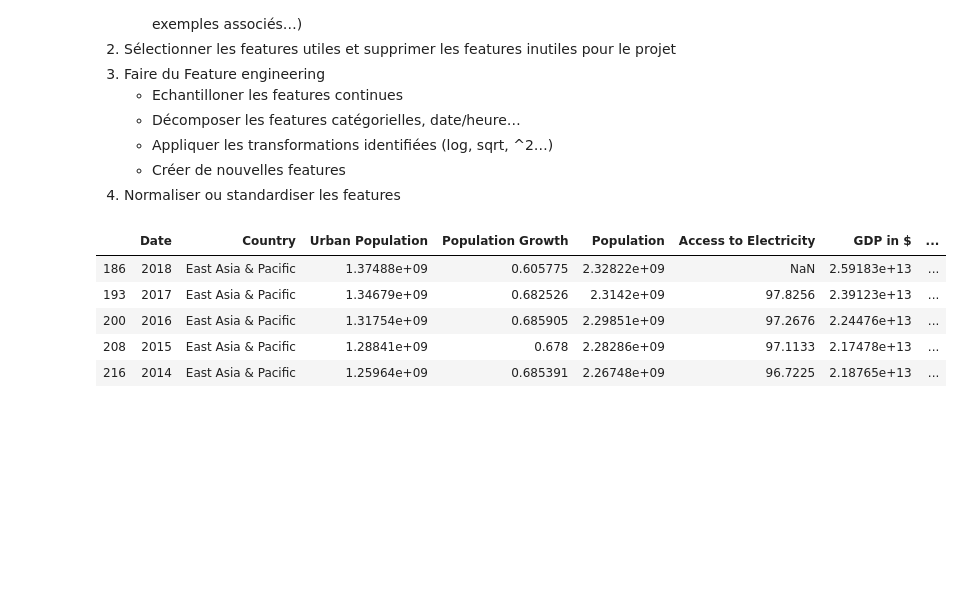
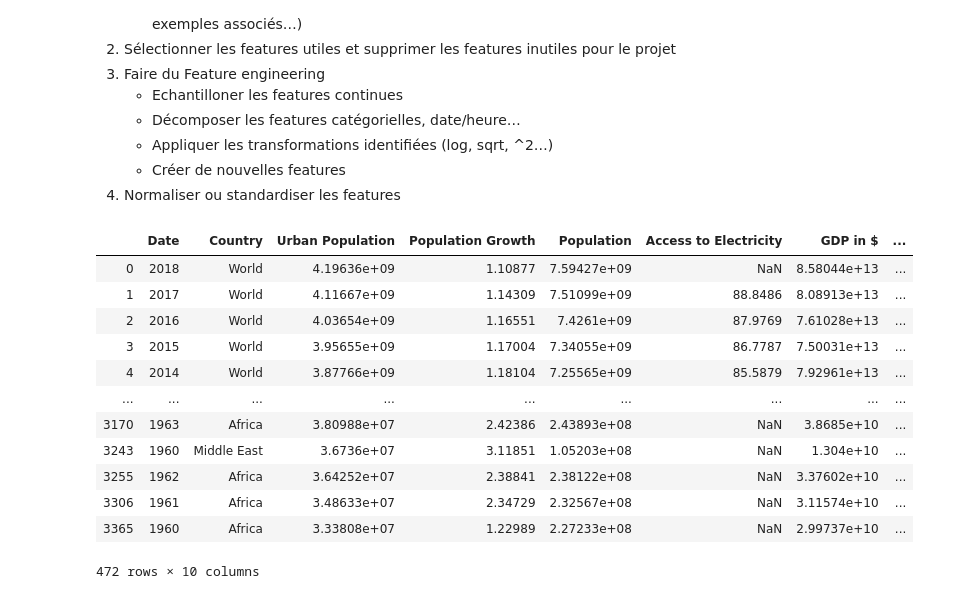
Before and after one commit to KevinFerin/HackatonMDI720, a Jupyter notebook: src/Hackathon-Jerem.ipynb, the cells around one changed output. Saved outputs shown, nothing was run; the diff lists cells and outputs as text; code cells hidden in the pictures; blank space fills up the shorter version.

```diff
--- a/src/Hackathon-Jerem.ipynb
+++ b/src/Hackathon-Jerem.ipynb
@@ -83,16 +83,29 @@ df_list = [urban_population_cleaned, population_growth_cleaned, population_clean
 # %%
 df_demographic = merge_df(df_list)
 # %%
-global_region = ['North America', 'Euro area', 'Russian Federation', 'Sub-Saharan Africa',
+global_region = ['World','North America', 'Euro area', 'Russian Federation', 'Sub-Saharan Africa',
                  'Middle East & North Africa', 'East Asia & Pacific', 'Latin America & Caribbean']
 # %%
 df_demographic_grouped = get_region(df_demographic, global_region)
+# %%
+regions = {'East Asia & Pacific':'Asia Pacific', 'Latin America & Caribbean':'Latin America',
+       'Sub-Saharan Africa':'Africa', 'North America':'North America',
+       'Middle East & North Africa':'Middle East', 'Euro area':'Europe', 'Russian Federation':'Russia'}
+# %%
+df_demographic_grouped.loc[:,'Country'] = df_demographic_grouped.loc[:,'Country'].replace(regions)
 # %%
-df_demographic_grouped.head()
+df_demographic_grouped
 # %% [output]
 |  | Date | Country | Urban Population | Population Growth | Population | Access to Electricity | GDP in $ | ... |
-| 186 | 2018 | East Asia & Pacific | 1.37488e+09 | 0.605775 | 2.32822e+09 | NaN | 2.59183e+13 | ... |
-| 193 | 2017 | East Asia & Pacific | 1.34679e+09 | 0.682526 | 2.3142e+09 | 97.8256 | 2.39123e+13 | ... |
-| 200 | 2016 | East Asia & Pacific | 1.31754e+09 | 0.685905 | 2.29851e+09 | 97.2676 | 2.24476e+13 | ... |
-| 208 | 2015 | East Asia & Pacific | 1.28841e+09 | 0.678 | 2.28286e+09 | 97.1133 | 2.17478e+13 | ... |
-| 216 | 2014 | East Asia & Pacific | 1.25964e+09 | 0.685391 | 2.26748e+09 | 96.7225 | 2.18765e+13 | ... |
+| 0 | 2018 | World | 4.19636e+09 | 1.10877 | 7.59427e+09 | NaN | 8.58044e+13 | ... |
+| 1 | 2017 | World | 4.11667e+09 | 1.14309 | 7.51099e+09 | 88.8486 | 8.08913e+13 | ... |
+| 2 | 2016 | World | 4.03654e+09 | 1.16551 | 7.4261e+09 | 87.9769 | 7.61028e+13 | ... |
+| 3 | 2015 | World | 3.95655e+09 | 1.17004 | 7.34055e+09 | 86.7787 | 7.50031e+13 | ... |
+| 4 | 2014 | World | 3.87766e+09 | 1.18104 | 7.25565e+09 | 85.5879 | 7.92961e+13 | ... |
+| ... | ... | ... | ... | ... | ... | ... | ... | ... |
+| 3170 | 1963 | Africa | 3.80988e+07 | 2.42386 | 2.43893e+08 | NaN | 3.8685e+10 | ... |
+| 3243 | 1960 | Middle East | 3.6736e+07 | 3.11851 | 1.05203e+08 | NaN | 1.304e+10 | ... |
+| 3255 | 1962 | Africa | 3.64252e+07 | 2.38841 | 2.38122e+08 | NaN | 3.37602e+10 | ... |
+| 3306 | 1961 | Africa | 3.48633e+07 | 2.34729 | 2.32567e+08 | NaN | 3.11574e+10 | ... |
+| 3365 | 1960 | Africa | 3.33808e+07 | 1.22989 | 2.27233e+08 | NaN | 2.99737e+10 | ... |
+472 rows × 10 columns
```
Also changed, not shown: parts of 2 cells of this notebook, 1 other file.
